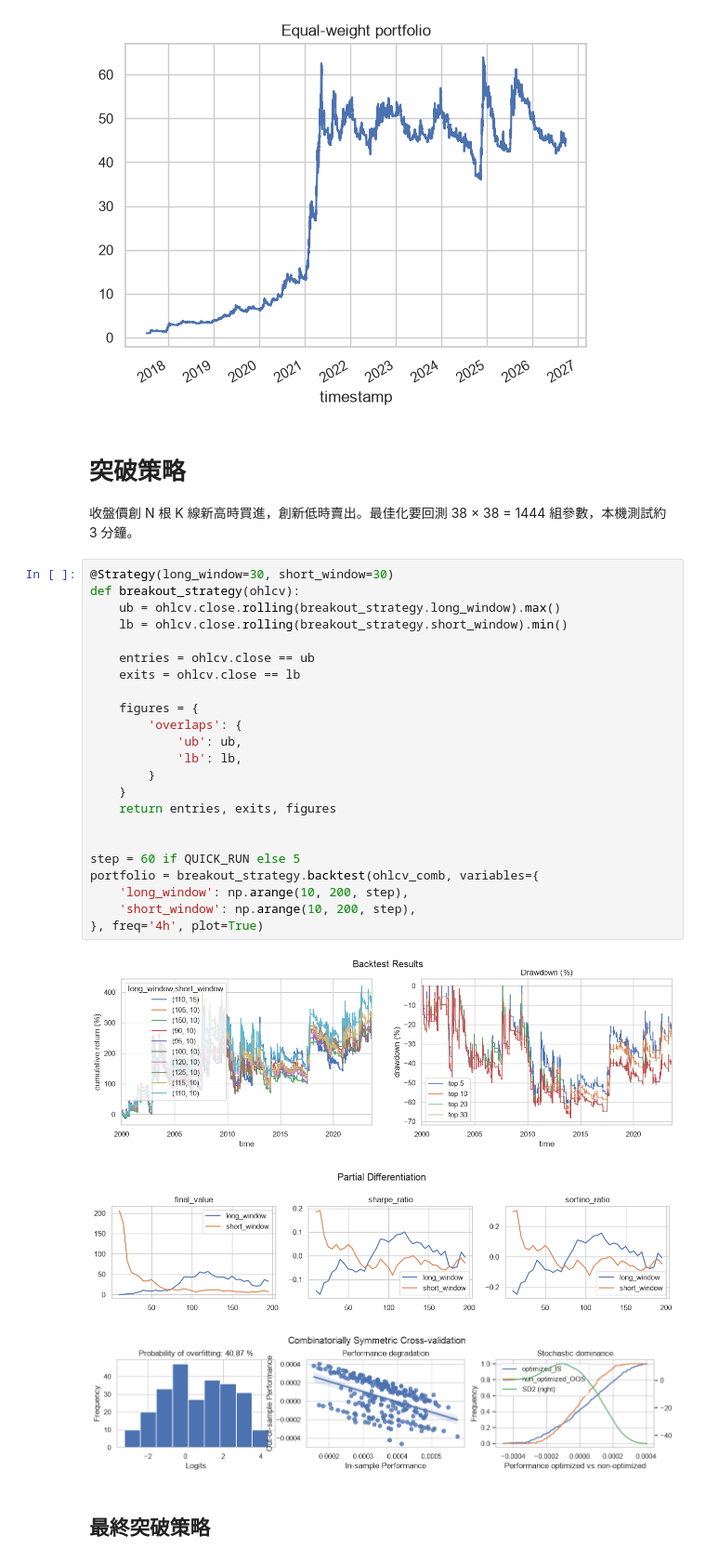
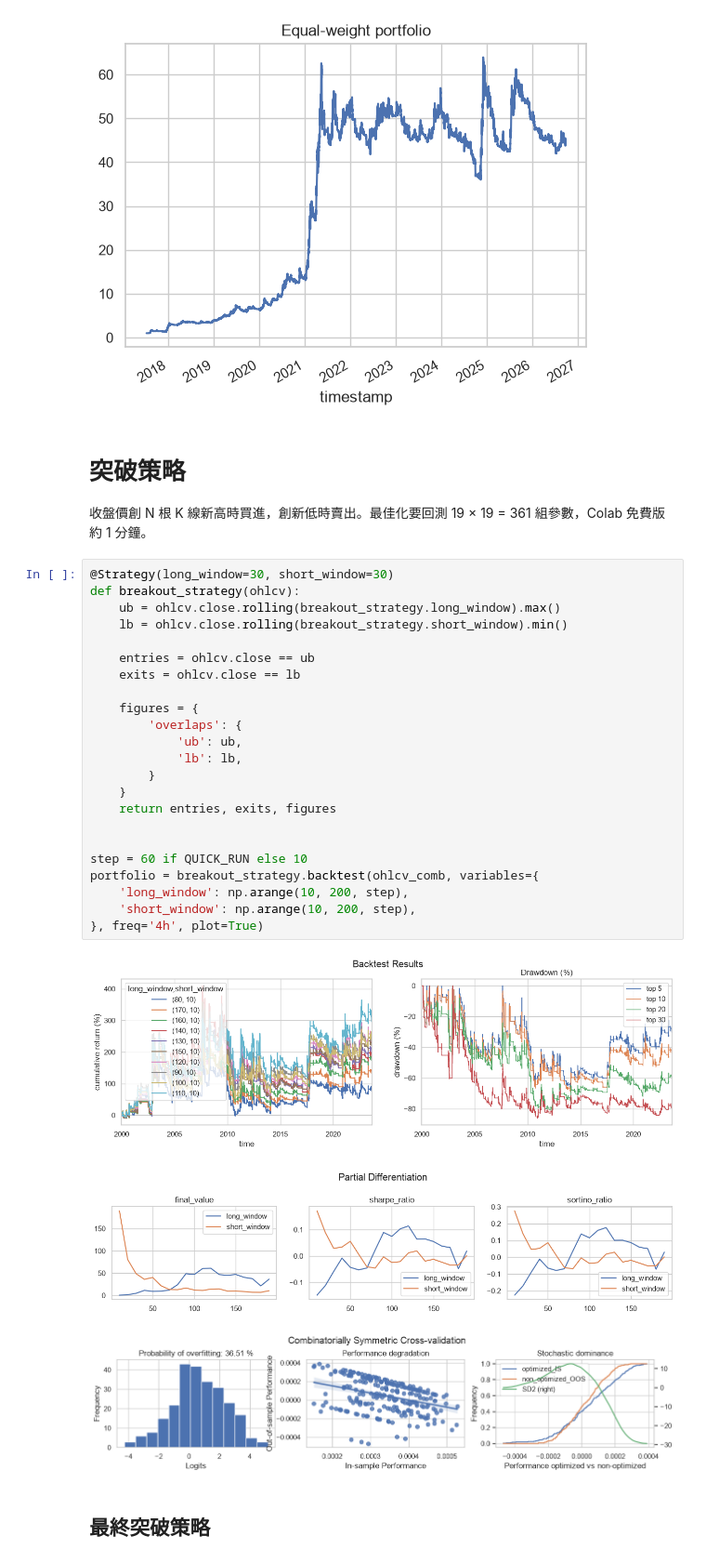
Before and after one commit to finlab-python/hahow-crypto-course, a Jupyter notebook: 7-4_multi_asset_strategies.ipynb, the cells around one changed output. Shown at 93% size. Cells and saved outputs as stored; diff of their text form.

```diff
--- a/7-4_multi_asset_strategies.ipynb
+++ b/7-4_multi_asset_strategies.ipynb
@@ -154,34 +154,34 @@ plot_equal_weight(trend_strategy, dict(name='sma', n1=30, n2=130))
 # %% [markdown]
 # 突破策略
 
-收盤價創 N 根 K 線新高時買進，創新低時賣出。最佳化要回測 38 × 38 = 1444 組參數，本機測試約 3 分鐘。
+收盤價創 N 根 K 線新高時買進，創新低時賣出。最佳化要回測 19 × 19 = 361 組參數，Colab 免費版約 1 分鐘。
 # %%
 @Strategy(long_window=30, short_window=30)
 def breakout_strategy(ohlcv):
     ub = ohlcv.close.rolling(breakout_strategy.long_window).max()
     lb = ohlcv.close.rolling(breakout_strategy.short_window).min()
 
     entries = ohlcv.close == ub
     exits = ohlcv.close == lb
 
     figures = {
         'overlaps': {
             'ub': ub,
             'lb': lb,
         }
     }
     return entries, exits, figures
 
 
-step = 60 if QUICK_RUN else 5
+step = 60 if QUICK_RUN else 10
 portfolio = breakout_strategy.backtest(ohlcv_comb, variables={
     'long_window': np.arange(10, 200, step),
     'short_window': np.arange(10, 200, step),
 }, freq='4h', plot=True)
 # %% [output]
-[figure, old version]
+[figure, new version]
-[figure, old version]
+[figure, new version]
-[figure, old version]
+[figure, new version]
 # %% [markdown]
 ## 最終突破策略
 # %%
```
Also changed, not shown: parts of 6 cells of this notebook.
